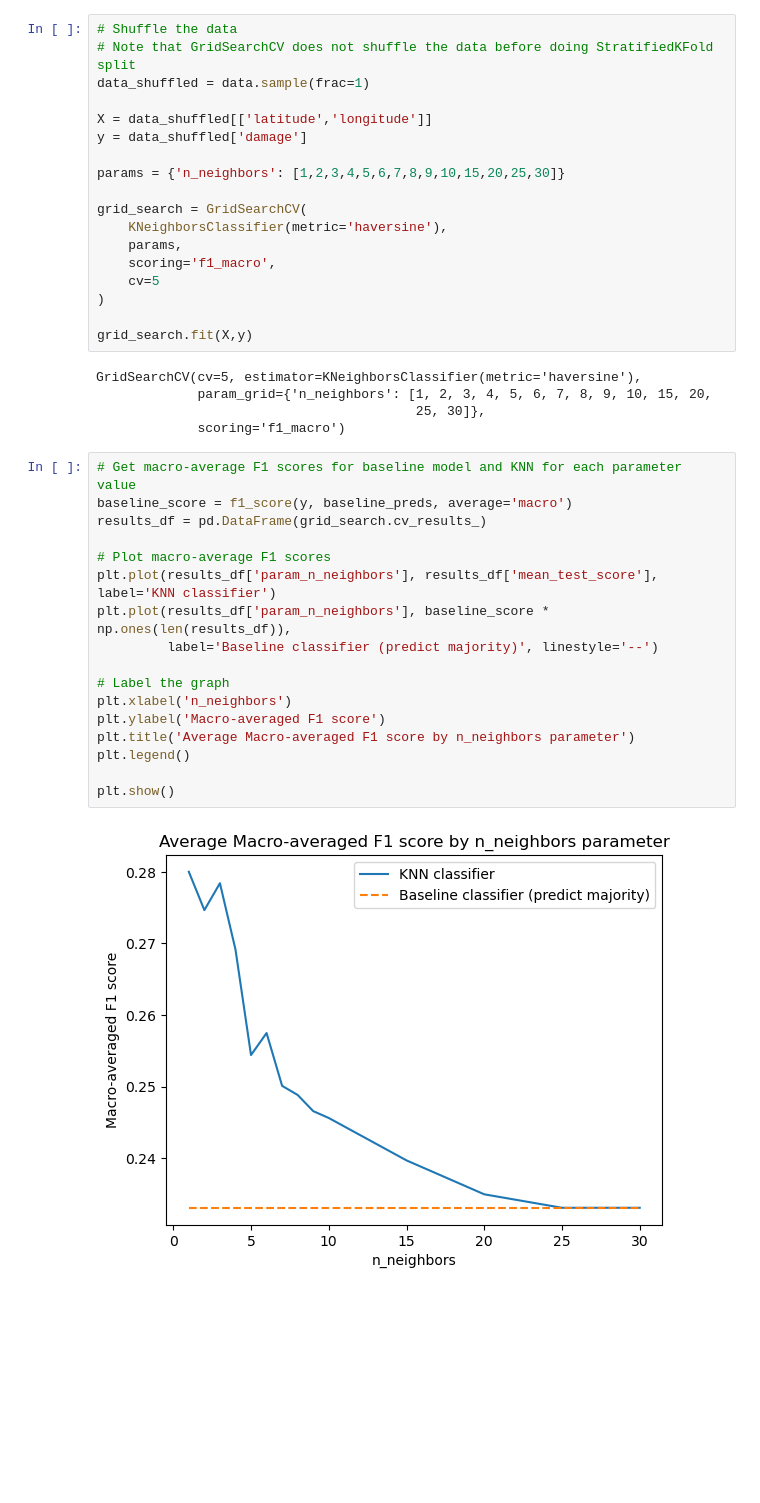
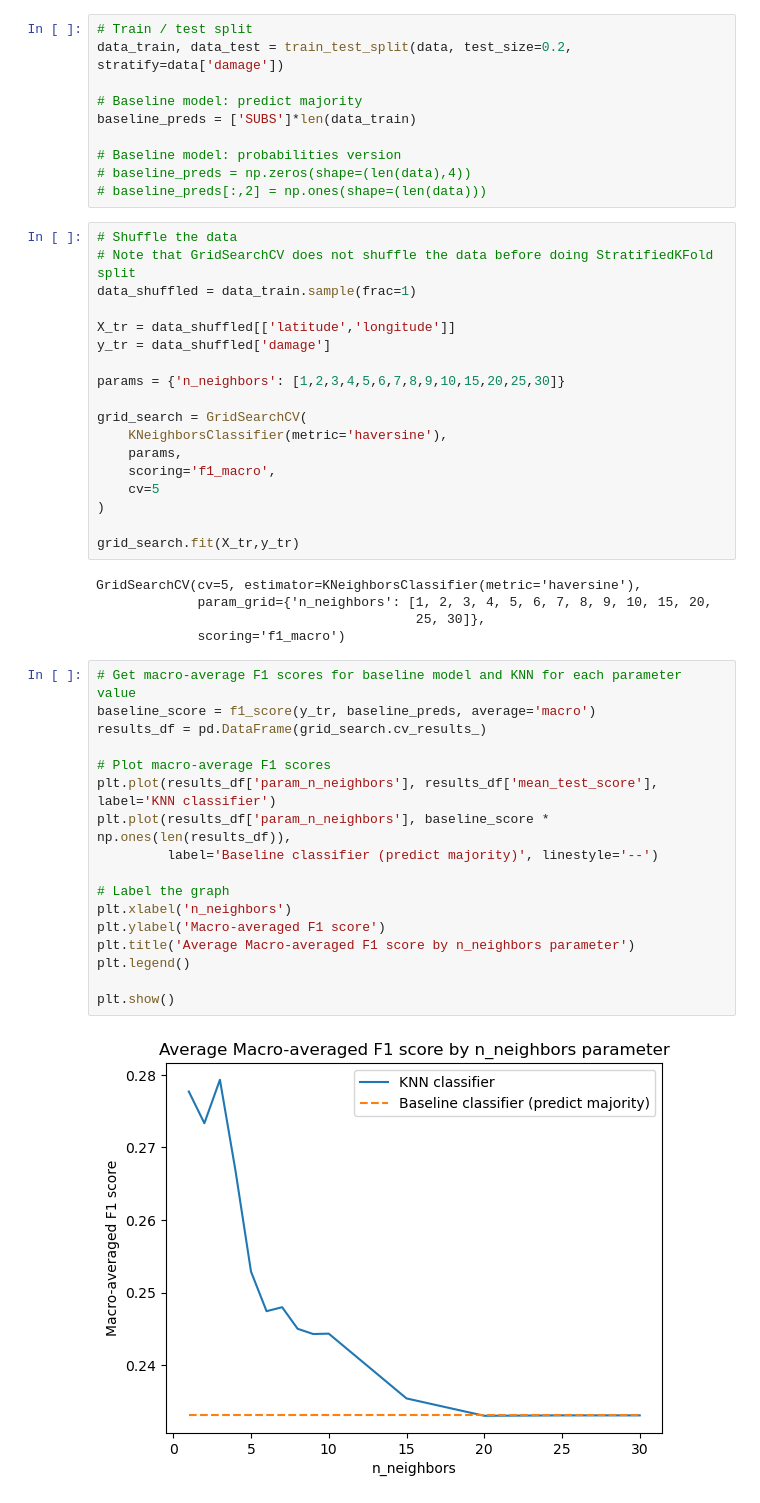
Before and after one commit to TheErdosInstitute-Summer2025-Project/aviation-project, a Jupyter notebook: jupyter-notebooks/knn-longitude-latitude-damage.ipynb, the cells around one changed output. Drawn from its saved outputs; the diff is of its cells as text; blank space fills up the shorter version.

Commit message:
updated knn-longitude-latitude-damage.ipynb to use validation to test the model with the tuned hyperparameter

```diff
--- a/jupyter-notebooks/knn-longitude-latitude-damage.ipynb
+++ b/jupyter-notebooks/knn-longitude-latitude-damage.ipynb
@@ -35,13 +31,23 @@ def reformat_latitude_longitude(str):
 #Reformat latitude + longitude to radians; needed for Haversine metric
 data['longitude'] = data['longitude'].apply(reformat_latitude_longitude)
 data['latitude'] = data['latitude'].apply(reformat_latitude_longitude)
+# %%
+# Train / test split
+data_train, data_test = train_test_split(data, test_size=0.2, stratify=data['damage'])
+
+# Baseline model: predict majority
+baseline_preds = ['SUBS']*len(data_train)
+
+# Baseline model: probabilities version
+# baseline_preds = np.zeros(shape=(len(data),4))
+# baseline_preds[:,2] = np.ones(shape=(len(data)))
 # %%
 # Shuffle the data
 # Note that GridSearchCV does not shuffle the data before doing StratifiedKFold split
-data_shuffled = data.sample(frac=1)
+data_shuffled = data_train.sample(frac=1)
 
-X = data_shuffled[['latitude','longitude']]
-y = data_shuffled['damage']
+X_tr = data_shuffled[['latitude','longitude']]
+y_tr = data_shuffled['damage']
 
 params = {'n_neighbors': [1,2,3,4,5,6,7,8,9,10,15,20,25,30]}
 
@@ -52,7 +58,7 @@ grid_search = GridSearchCV(
     cv=5
 )
 
-grid_search.fit(X,y)
+grid_search.fit(X_tr,y_tr)
 # %% [output]
 GridSearchCV(cv=5, estimator=KNeighborsClassifier(metric='haversine'),
              param_grid={'n_neighbors': [1, 2, 3, 4, 5, 6, 7, 8, 9, 10, 15, 20,
@@ -60,23 +66,23 @@ GridSearchCV(cv=5, estimator=KNeighborsClassifier(metric='haversine'),
              scoring='f1_macro')
 # %%
 # Get macro-average F1 scores for baseline model and KNN for each parameter value
-baseline_score = f1_score(y, baseline_preds, average='macro')
+baseline_score = f1_score(y_tr, baseline_preds, average='macro')
 results_df = pd.DataFrame(grid_search.cv_results_)
 
 # Plot macro-average F1 scores
 plt.plot(results_df['param_n_neighbors'], results_df['mean_test_score'], label='KNN classifier')
 plt.plot(results_df['param_n_neighbors'], baseline_score * np.ones(len(results_df)),
          label='Baseline classifier (predict majority)', linestyle='--')
 
 # Label the graph
 plt.xlabel('n_neighbors')
 plt.ylabel('Macro-averaged F1 score')
 plt.title('Average Macro-averaged F1 score by n_neighbors parameter')
 plt.legend()
 
 plt.show()
 # %% [output]
-[figure, old version]
+[figure, new version]
 # %% [markdown]
 ### CV Results
 
```
Also changed, not shown: parts of 5 cells of this notebook, 1 other file.
